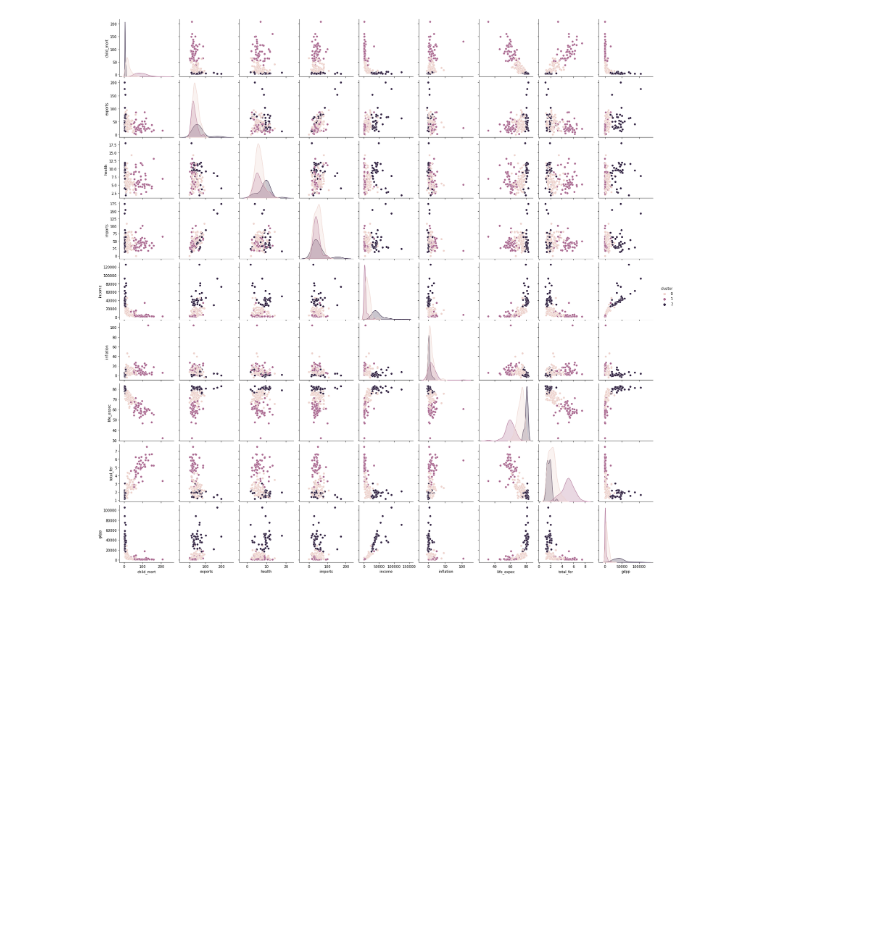
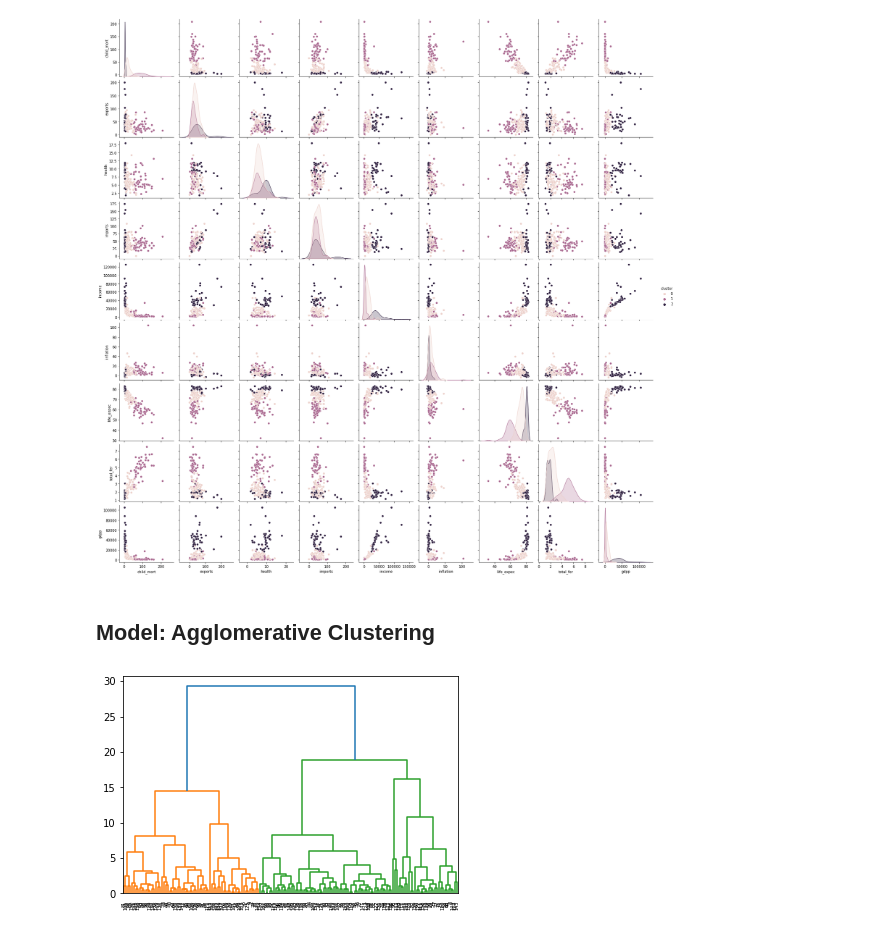
Before and after one commit to RiyaKashyap15/Country-Clustering, a Jupyter notebook: Data preprocessing & model building of Country dataset - Clustering.ipynb, the cells around one changed output. Saved outputs shown, nothing was run; the diff lists cells and outputs as text; code cells hidden in the pictures; blank space fills up the shorter version.

Commit message:
Update Data preprocessing & model building of Country dataset - Clustering.ipynb
Completed

```diff
--- a/Data preprocessing & model building of Country dataset - Clustering.ipynb
+++ b/Data preprocessing & model building of Country dataset - Clustering.ipynb
@@ -530,0 +551,6 @@ sns.pairplot(data,hue = 'cluster')
+# %% [markdown]
+## Model: Agglomerative Clustering
+# %%
+dendrogram = sch.dendrogram(sch.linkage(data2, method='ward'))
+# %% [output]
+[figure, added]
```
Also changed, not shown: parts of 17 cells of this notebook.
